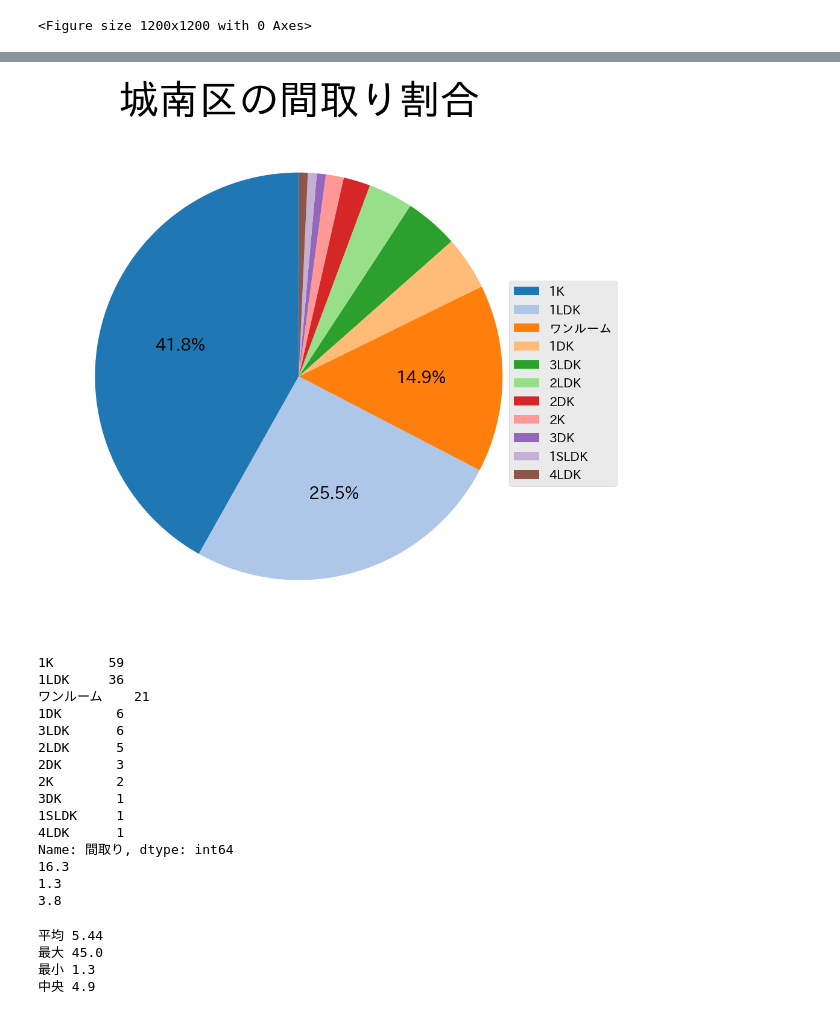
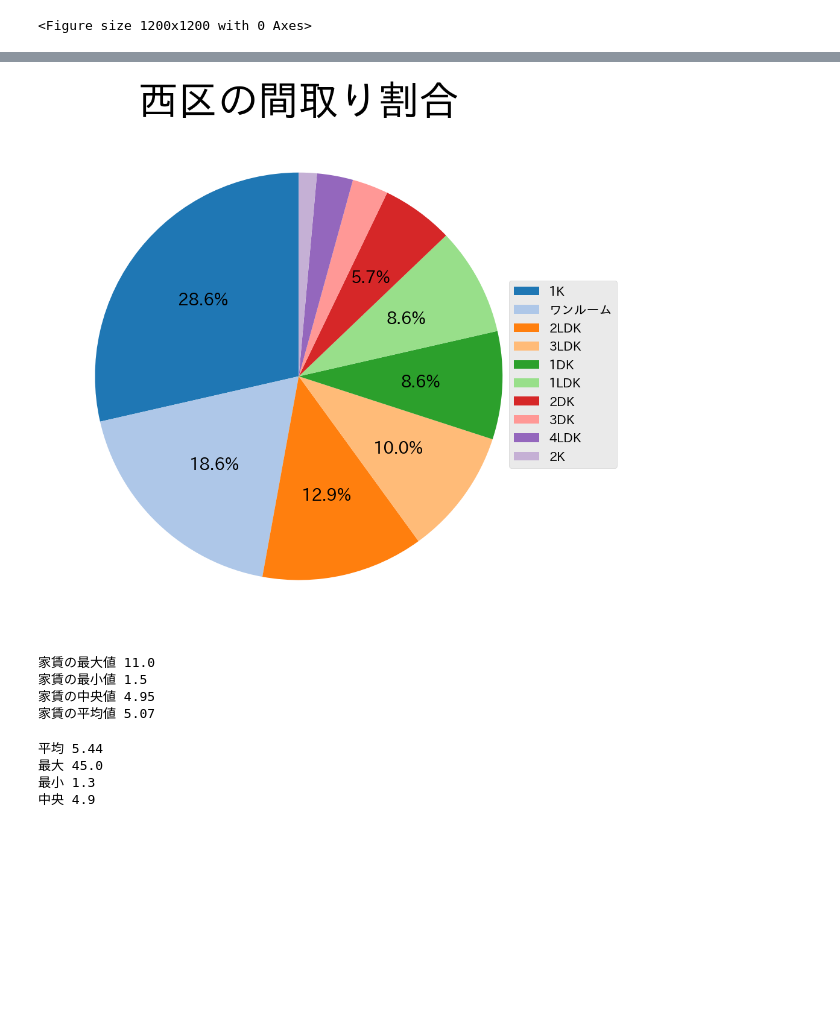
Before and after one commit to apokurinkansen/MyPythonTask, a Jupyter notebook: data.ipynb, the cells around one changed output, grey strips where cells are left out. Cells and saved outputs as stored; diff of their text form; code cells hidden in the pictures; blank space fills up the shorter version.

```diff
--- a/data.ipynb
+++ b/data.ipynb
@@ -69,15 +69,19 @@ plt.style.use('ggplot')
 plt.rcParams.update({'font.size':15})
 plt.figure(figsize=(12,12))
 
+df.sort_values(by="市区",ascending=False)
 plt.title('福岡市の居住区別平均家賃',fontsize= 48)
 plt.xlabel('区', fontsize= 24)
 plt.ylabel('平均家賃', fontsize= 24)
-plt.bar(df["市区"].value_counts().index,df.groupby("市区").mean()["家賃"],
+x_label = ["中央","南","博多","城南","早良","東","西"]
+plt.bar(x_label,df.groupby("市区").mean()["家賃"],
         color="#CE93D8")
 
 
+print(df.groupby("市区").mean()["家賃"])
+
 # 棒グラフ内に数値を書く
-for x, y in zip(df["市区"].value_counts().index, df.groupby("市区").mean()["家賃"]):
+for x, y in zip(x_label, df.groupby("市区").mean()["家賃"]):
     y = round(y, 2)
     plt.text(x, y, y, ha='center', va='bottom',size = "x-large")
 
@@ -263,7 +293,7 @@ plt.show()
 # 間取りの割合
 
 # 書き込み
-with open('城南.csv', 'w') as csv_file:
+with open('西.csv', 'w') as csv_file:
     fieldnames = ['家賃','物件番号','情報更新日','次回更新予定日','所在地','建物名','沿線・駅・交通','専有面積','専用庭面積','間取り','間取り内訳','バルコニー','サービスルーム数'
                  ,'小学校区','中学校区','駐車場','駐車場：形式','駐車場：状況','駐車場備考','駐車場敷金','敷金','礼金','精算方式','保証金','保証金償却','管理費','共益費'
                  ,'雑費','家賃保証会社','家賃保証・保証費用等','保険','更新料','その他一時金','施設費用','その他費用','賃貸借区分','契約期間','特優賃区分','管理員の勤務形態','敷地延長','建物構造'
@@ -274,60 +304,47 @@ with open('城南.csv', 'w') as csv_file:
 df = pd.read_csv("ふれんず物件スクレイピング情報.csv")
 plt.figure(figsize = (10,10))
 textprops = {"fontsize":20}
 df['市区'] = df['所在地'].apply(lambda x: re.split('[市区]', x)[1])
 plt.style.use('ggplot')
 plt.rcParams.update({'font.size':15})
 plt.rcParams["axes.prop_cycle"] = plt.cycler("color", plt.get_cmap("tab20").colors)
 
 hakata = []
 
 count = 0
 
 for i in range(len(df)):
-    if df.loc[i]["市区"] == "城南":
+    if df.loc[i]["市区"] == "西":
         hakata.append(df.loc[i])
         # 書き込み
-        with open('城南.csv', 'a') as csv_file:
+        with open('西.csv', 'a') as csv_file:
             contents = {}
             writer = csv.writer(csv_file)
             writer.writerow(hakata[count].values)
             count+=1
 
-df = pd.read_csv("城南.csv")
-plt.title('城南区の間取り割合',fontsize= 48)
+df = pd.read_csv("西.csv")
+plt.title('西区の間取り割合',fontsize= 48)
 
 plt.pie(df["間取り"].value_counts(),
         textprops=textprops,
         autopct=lambda p:'{:.1f}%'.format(p) if p>=5 else '',
         startangle=90)
 plt.legend(df["間取り"].value_counts().index,
            bbox_to_anchor=(0.9, 0.7))
 plt.tight_layout()
-plt.savefig("城南区の間取り割合.png")
+plt.savefig("西区の間取り割合.png")
 plt.show()
-
-print(df["間取り"].value_counts())
-
-print(df["家賃"].max())
-print(df["家賃"].min())
-print(df["家賃"].median())
+print("家賃の最大値",round(df["家賃"].max(),2))
+print("家賃の最小値",round(df["家賃"].min(),2))
+print("家賃の中央値",round(df["家賃"].median(),2))
+print("家賃の平均値",round(df["家賃"].mean(),2))
 # %% [output]
-[figure, old version]
+[figure, new version]
-1K       59
-1LDK     36
-ワンルーム    21
-1DK       6
-3LDK      6
-2LDK      5
-2DK       3
-2K        2
-3DK       1
-1SLDK     1
-4LDK      1
-Name: 間取り, dtype: int64
-16.3
-1.3
-3.8
+家賃の最大値 11.0
+家賃の最小値 1.5
+家賃の中央値 4.95
+家賃の平均値 5.07
 # %%
 # 間取りの割合
 df = pd.read_csv("ふれんず物件スクレイピング情報.csv")
```
Also changed, not shown: parts of 4 cells of this notebook, 12 other files.
